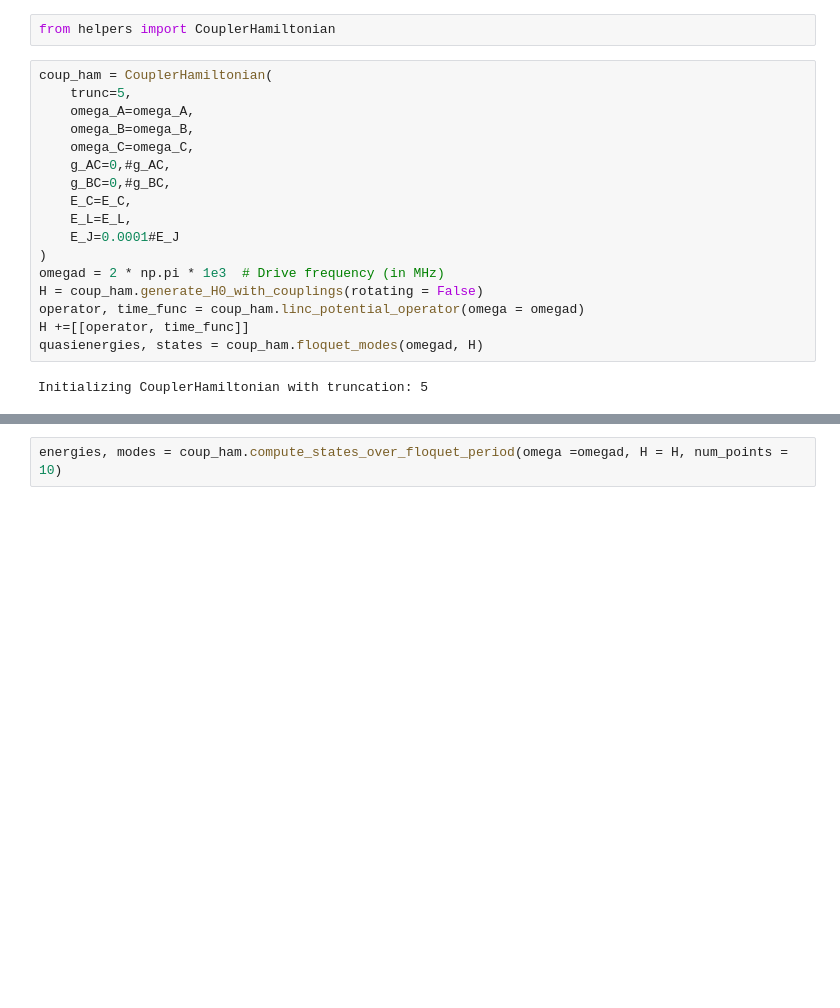
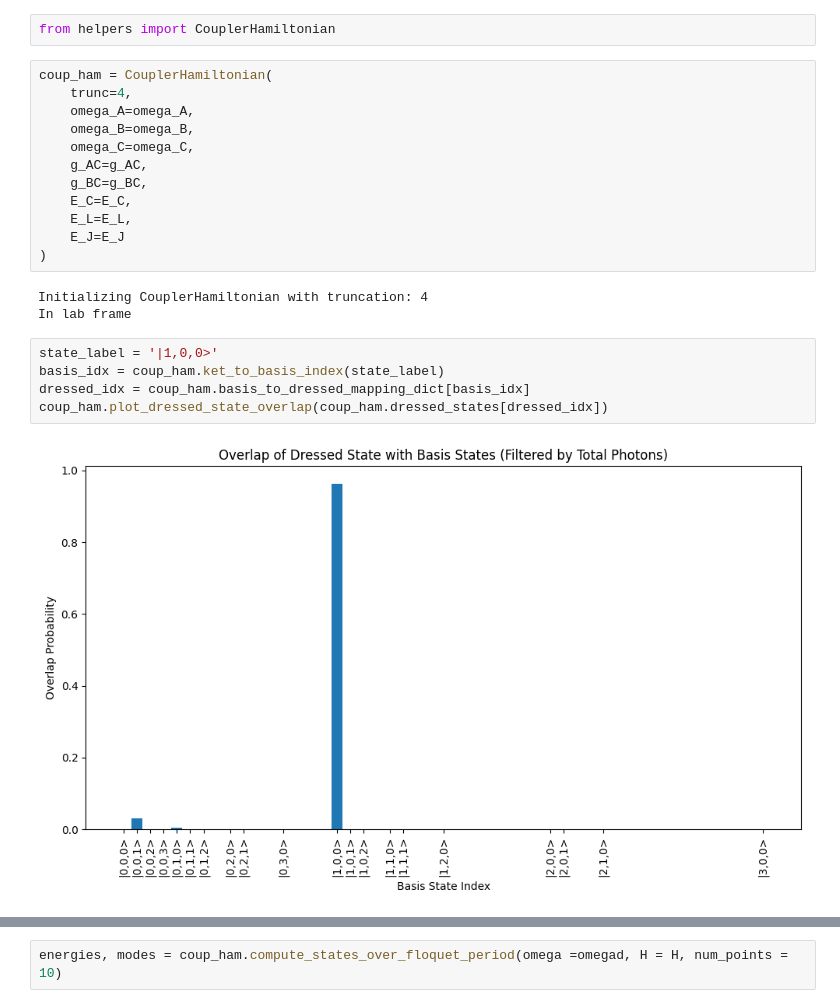
Before and after one commit to SchusterLab/multimode_sims, a Jupyter notebook: coupler/250527_floquet_linc.ipynb, the cells around one changed output, grey strips where cells are left out. Cells and saved outputs as stored; diff of their text form; blank space fills up the shorter version.

```diff
--- a/coupler/250527_floquet_linc.ipynb
+++ b/coupler/250527_floquet_linc.ipynb
@@ -61,20 +85,23 @@ E_L = 2 * np.pi * 52.8    # Inductive energy
 from helpers import CouplerHamiltonian
 # %%
 coup_ham = CouplerHamiltonian(
-    trunc=5,
+    trunc=4,
     omega_A=omega_A,
     omega_B=omega_B,
     omega_C=omega_C,
-    g_AC=0,#g_AC,
-    g_BC=0,#g_BC,
+    g_AC=g_AC,
+    g_BC=g_BC,
     E_C=E_C,
     E_L=E_L,
-    E_J=0.0001#E_J
+    E_J=E_J
 )
-omegad = 2 * np.pi * 1e3  # Drive frequency (in MHz)
-H = coup_ham.generate_H0_with_couplings(rotating = False)
-operator, time_func = coup_ham.linc_potential_operator(omega = omegad)
-H +=[[operator, time_func]]
-quasienergies, states = coup_ham.floquet_modes(omegad, H)
 # %% [output]
-Initializing CouplerHamiltonian with truncation: 5
+Initializing CouplerHamiltonian with truncation: 4
+In lab frame
+# %%
+state_label = '|1,0,0>'
+basis_idx = coup_ham.ket_to_basis_index(state_label)
+dressed_idx = coup_ham.basis_to_dressed_mapping_dict[basis_idx]
+coup_ham.plot_dressed_state_overlap(coup_ham.dressed_states[dressed_idx])
+# %% [output]
+[figure, added]
```
Also changed, not shown: parts of 21 cells of this notebook, 3 other files.
